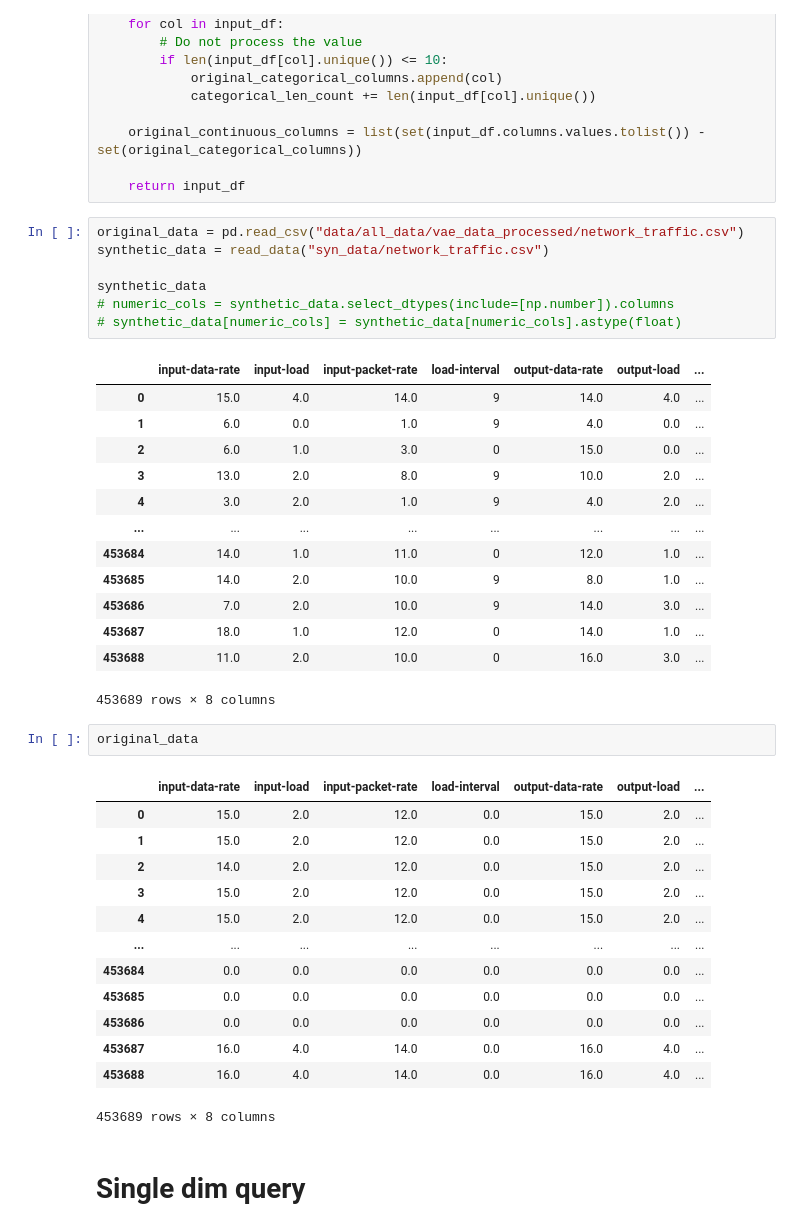
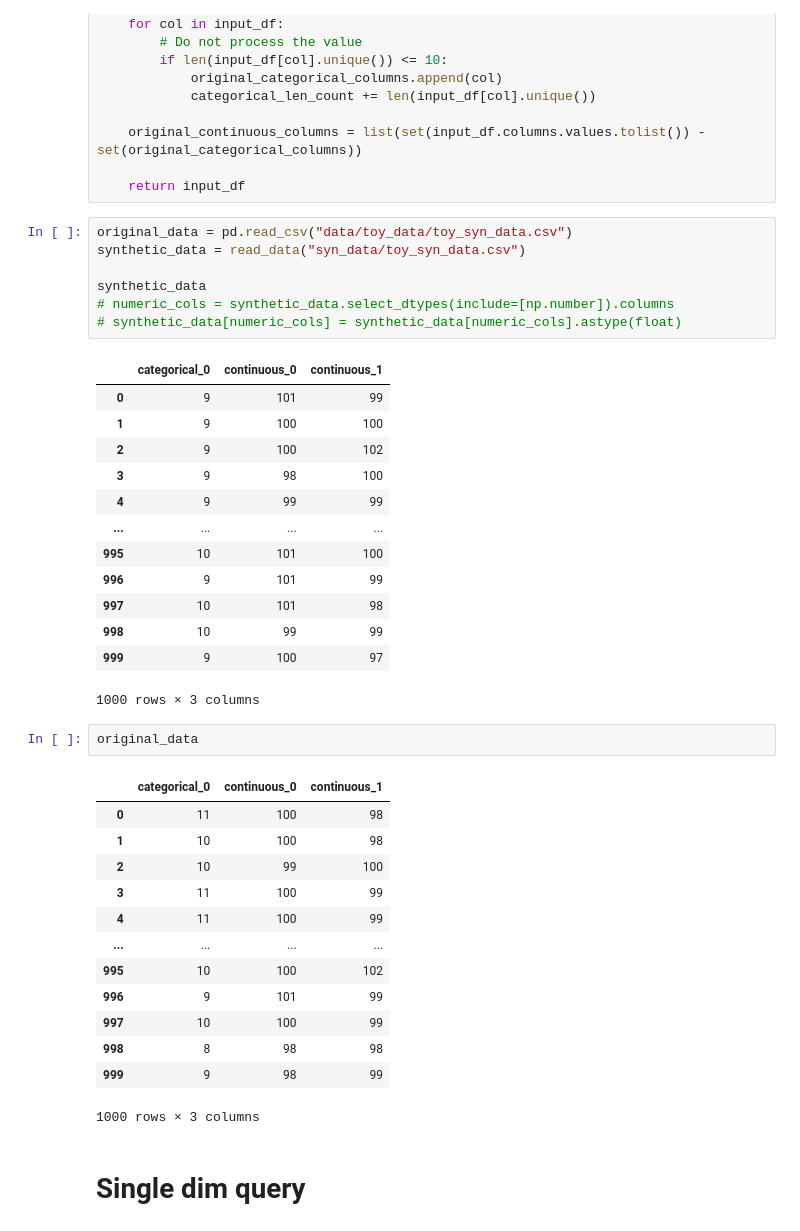
Before and after one commit to lesleychou/vae_cloud_computing, a Jupyter notebook: e2e_system/Eval_query.ipynb, the cells around one changed output. Saved outputs shown, nothing was run; the diff lists cells and outputs as text.

Commit message:
BetaVAE works on the toy synthetic data

```diff
--- a/e2e_system/Eval_query.ipynb
+++ b/e2e_system/Eval_query.ipynb
@@ -22,42 +22,42 @@ def read_data(input_data_filepath):
 
     return input_df
 # %%
-original_data = pd.read_csv("data/all_data/vae_data_processed/network_traffic.csv")
-synthetic_data = read_data("syn_data/network_traffic.csv")
+original_data = pd.read_csv("data/toy_data/toy_syn_data.csv")
+synthetic_data = read_data("syn_data/toy_syn_data.csv")
 
 synthetic_data
 # numeric_cols = synthetic_data.select_dtypes(include=[np.number]).columns
 # synthetic_data[numeric_cols] = synthetic_data[numeric_cols].astype(float)
 # %% [output]
-|  | input-data-rate | input-load | input-packet-rate | load-interval | output-data-rate | output-load | ... |
-| 0 | 15.0 | 4.0 | 14.0 | 9 | 14.0 | 4.0 | ... |
-| 1 | 6.0 | 0.0 | 1.0 | 9 | 4.0 | 0.0 | ... |
-| 2 | 6.0 | 1.0 | 3.0 | 0 | 15.0 | 0.0 | ... |
-| 3 | 13.0 | 2.0 | 8.0 | 9 | 10.0 | 2.0 | ... |
-| 4 | 3.0 | 2.0 | 1.0 | 9 | 4.0 | 2.0 | ... |
-| ... | ... | ... | ... | ... | ... | ... | ... |
-| 453684 | 14.0 | 1.0 | 11.0 | 0 | 12.0 | 1.0 | ... |
-| 453685 | 14.0 | 2.0 | 10.0 | 9 | 8.0 | 1.0 | ... |
-| 453686 | 7.0 | 2.0 | 10.0 | 9 | 14.0 | 3.0 | ... |
-| 453687 | 18.0 | 1.0 | 12.0 | 0 | 14.0 | 1.0 | ... |
-| 453688 | 11.0 | 2.0 | 10.0 | 0 | 16.0 | 3.0 | ... |
+|  | categorical_0 | continuous_0 | continuous_1 |
+| 0 | 9 | 101 | 99 |
+| 1 | 9 | 100 | 100 |
+| 2 | 9 | 100 | 102 |
+| 3 | 9 | 98 | 100 |
+| 4 | 9 | 99 | 99 |
+| ... | ... | ... | ... |
+| 995 | 10 | 101 | 100 |
+| 996 | 9 | 101 | 99 |
+| 997 | 10 | 101 | 98 |
+| 998 | 10 | 99 | 99 |
+| 999 | 9 | 100 | 97 |
-453689 rows × 8 columns
+1000 rows × 3 columns
 # %%
 original_data
 # %% [output]
-|  | input-data-rate | input-load | input-packet-rate | load-interval | output-data-rate | output-load | ... |
-| 0 | 15.0 | 2.0 | 12.0 | 0.0 | 15.0 | 2.0 | ... |
-| 1 | 15.0 | 2.0 | 12.0 | 0.0 | 15.0 | 2.0 | ... |
-| 2 | 14.0 | 2.0 | 12.0 | 0.0 | 15.0 | 2.0 | ... |
-| 3 | 15.0 | 2.0 | 12.0 | 0.0 | 15.0 | 2.0 | ... |
-| 4 | 15.0 | 2.0 | 12.0 | 0.0 | 15.0 | 2.0 | ... |
-| ... | ... | ... | ... | ... | ... | ... | ... |
-| 453684 | 0.0 | 0.0 | 0.0 | 0.0 | 0.0 | 0.0 | ... |
-| 453685 | 0.0 | 0.0 | 0.0 | 0.0 | 0.0 | 0.0 | ... |
-| 453686 | 0.0 | 0.0 | 0.0 | 0.0 | 0.0 | 0.0 | ... |
-| 453687 | 16.0 | 4.0 | 14.0 | 0.0 | 16.0 | 4.0 | ... |
-| 453688 | 16.0 | 4.0 | 14.0 | 0.0 | 16.0 | 4.0 | ... |
+|  | categorical_0 | continuous_0 | continuous_1 |
+| 0 | 11 | 100 | 98 |
+| 1 | 10 | 100 | 98 |
+| 2 | 10 | 99 | 100 |
+| 3 | 11 | 100 | 99 |
+| 4 | 11 | 100 | 99 |
+| ... | ... | ... | ... |
+| 995 | 10 | 100 | 102 |
+| 996 | 9 | 101 | 99 |
+| 997 | 10 | 100 | 99 |
+| 998 | 8 | 98 | 98 |
+| 999 | 9 | 98 | 99 |
-453689 rows × 8 columns
+1000 rows × 3 columns
 # %% [markdown]
 # Single dim query
 # %% [markdown]
```
Also changed, not shown: parts of 8 cells of this notebook, 5 other files.
